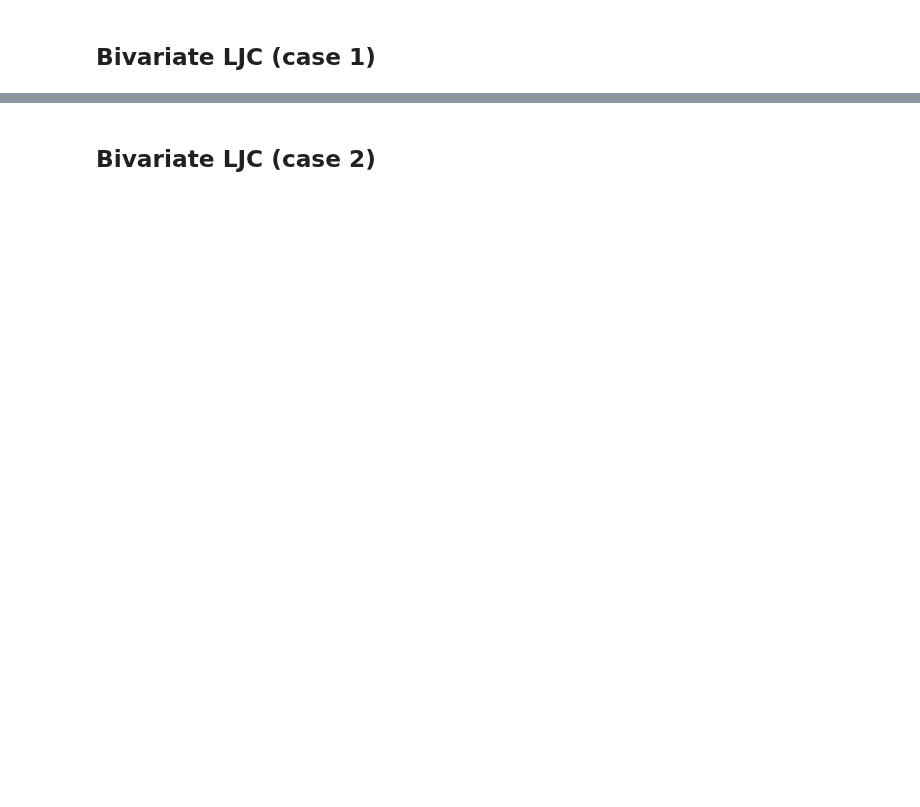
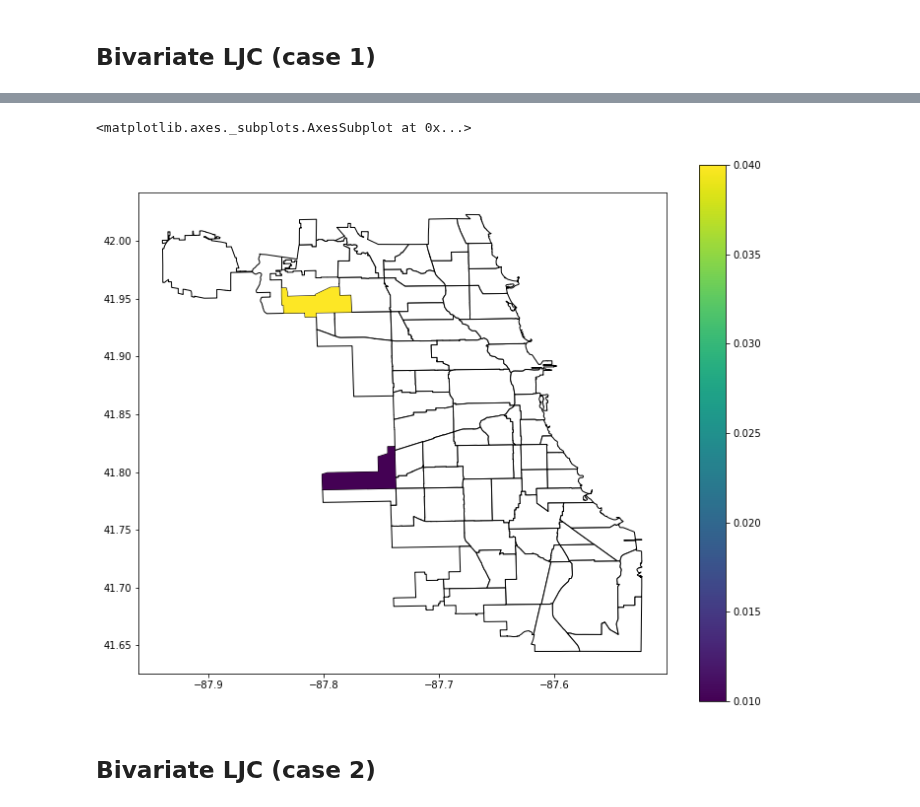
Before and after one commit to jeffcsauer/GSOC2020, a Jupyter notebook: docs/localjoincounts.ipynb, the cells around one changed output, grey strips where cells are left out. Saved outputs shown, nothing was run; the diff lists cells and outputs as text; code cells hidden in the pictures; blank space fills up the shorter version.

```diff
--- a/docs/localjoincounts.ipynb
+++ b/docs/localjoincounts.ipynb
@@ -78,2 +138,13 @@ array([0.218,   nan, 0.218, 0.165,   nan,   nan,   nan,   nan,   nan,
+# %%
+commpop['LJC_BV_Case1_p_sim_sig'] = numpy.nan
+commpop.loc[(commpop['LJC_BV_Case1_p_sim'] <= 0.05), 'LJC_BV_Case1_p_sim_sig'] = commpop['LJC_BV_Case1_p_sim']
+
+fig,ax = plt.subplots(figsize=(12,10), subplot_kw={'aspect':'equal'})
+commpop.plot(color='white', edgecolor='black', ax=ax)
+commpop.plot(column='LJC_BV_Case1_p_sim_sig',
+               legend=True, ax=ax)
+# %% [output]
+<matplotlib.axes._subplots.AxesSubplot at 0x...>
+[figure, added]
 # %% [markdown]
 ## Bivariate LJC (case 2)
```
Also changed, not shown: parts of 39 cells of this notebook, 3 other files.
